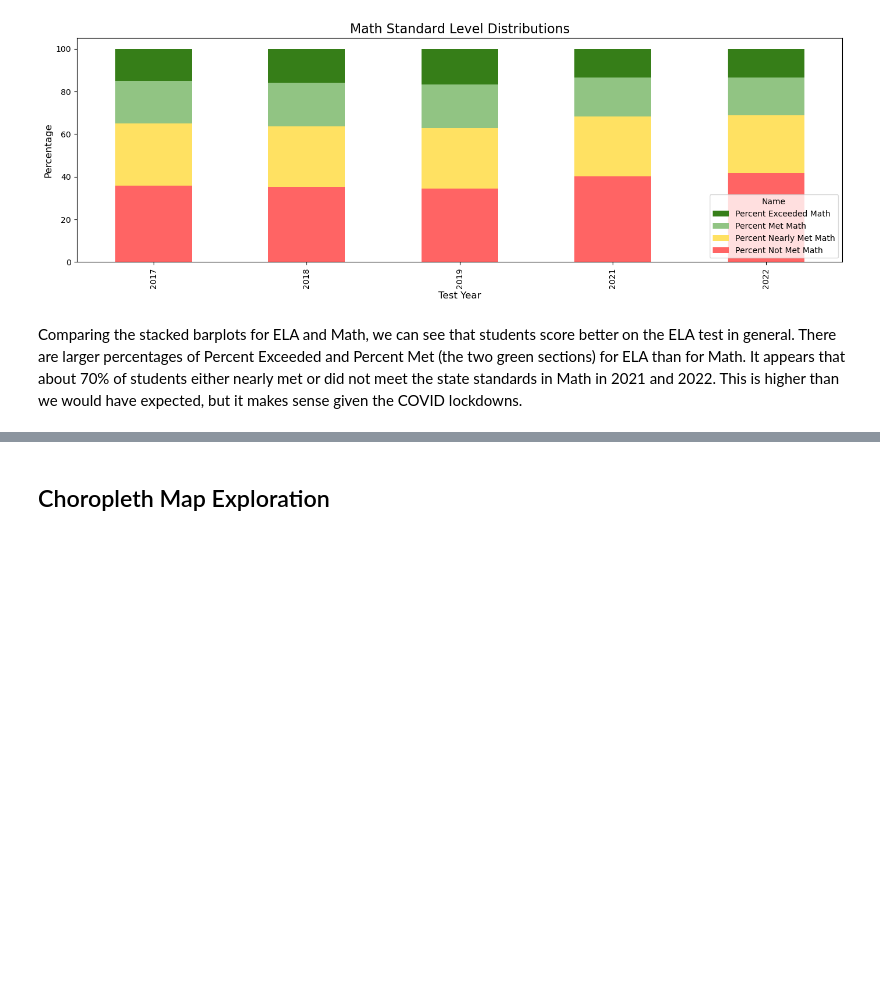
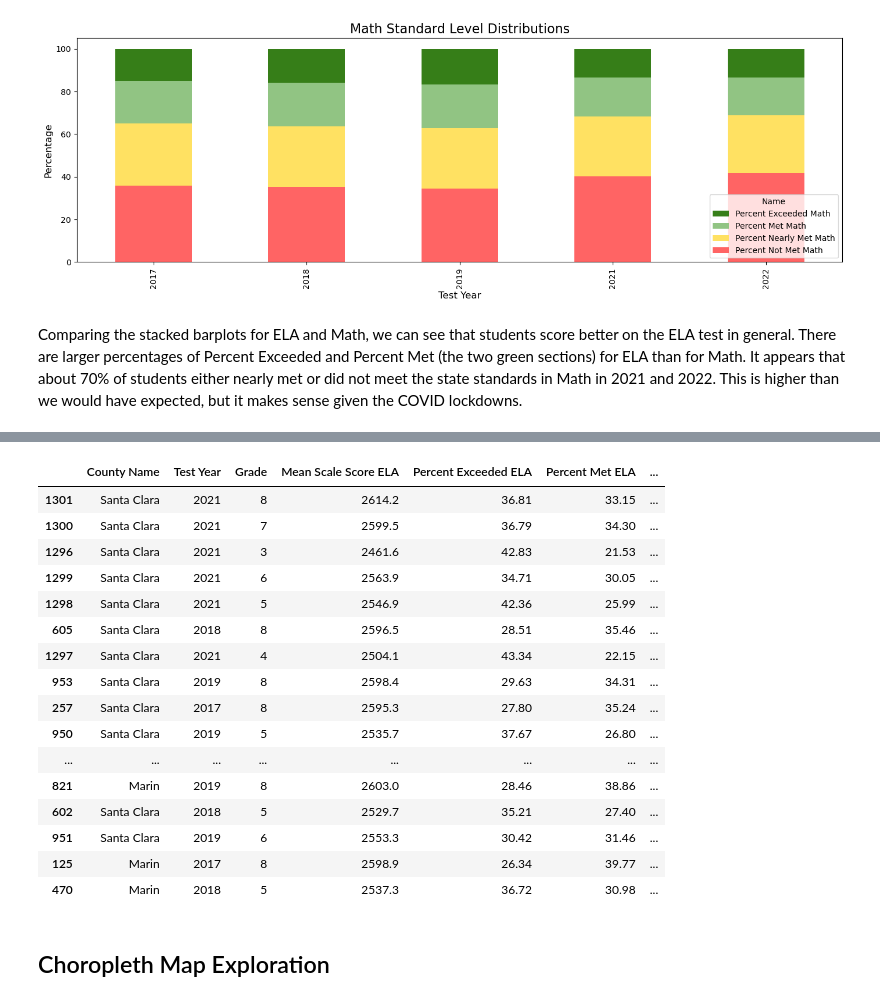
Before and after one commit to KaitlynChou/COGS-108-Project, a Jupyter notebook: FinalProject_Group057_WI24.ipynb, the cells around one changed output, grey strips where cells are left out. Cells and saved outputs as stored; diff of their text form; code cells hidden in the pictures; blank space fills up the shorter version.

```diff
--- a/FinalProject_Group057_WI24.ipynb
+++ b/FinalProject_Group057_WI24.ipynb
@@ -505,3 +526,23 @@ Comparing the stacked barplots for ELA and Math, we can see that students score
+# %%
+caaspp.sort_values(by='Percent Exceeded Math', ascending=False).head(20)
+# %% [output]
+|  | County Name | Test Year | Grade | Mean Scale Score ELA | Percent Exceeded ELA | Percent Met ELA | ... |
+| 1301 | Santa Clara | 2021 | 8 | 2614.2 | 36.81 | 33.15 | ... |
+| 1300 | Santa Clara | 2021 | 7 | 2599.5 | 36.79 | 34.30 | ... |
+| 1296 | Santa Clara | 2021 | 3 | 2461.6 | 42.83 | 21.53 | ... |
+| 1299 | Santa Clara | 2021 | 6 | 2563.9 | 34.71 | 30.05 | ... |
+| 1298 | Santa Clara | 2021 | 5 | 2546.9 | 42.36 | 25.99 | ... |
+| 605 | Santa Clara | 2018 | 8 | 2596.5 | 28.51 | 35.46 | ... |
+| 1297 | Santa Clara | 2021 | 4 | 2504.1 | 43.34 | 22.15 | ... |
+| 953 | Santa Clara | 2019 | 8 | 2598.4 | 29.63 | 34.31 | ... |
+| 257 | Santa Clara | 2017 | 8 | 2595.3 | 27.80 | 35.24 | ... |
+| 950 | Santa Clara | 2019 | 5 | 2535.7 | 37.67 | 26.80 | ... |
+| ... | ... | ... | ... | ... | ... | ... | ... |
+| 821 | Marin | 2019 | 8 | 2603.0 | 28.46 | 38.86 | ... |
+| 602 | Santa Clara | 2018 | 5 | 2529.7 | 35.21 | 27.40 | ... |
+| 951 | Santa Clara | 2019 | 6 | 2553.3 | 30.42 | 31.46 | ... |
+| 125 | Marin | 2017 | 8 | 2598.9 | 26.34 | 39.77 | ... |
+| 470 | Marin | 2018 | 5 | 2537.3 | 36.72 | 30.98 | ... |
 # %% [markdown]
 ## Choropleth Map Exploration
 # %% [markdown]
```
Also changed, not shown: parts of 17 cells of this notebook.
